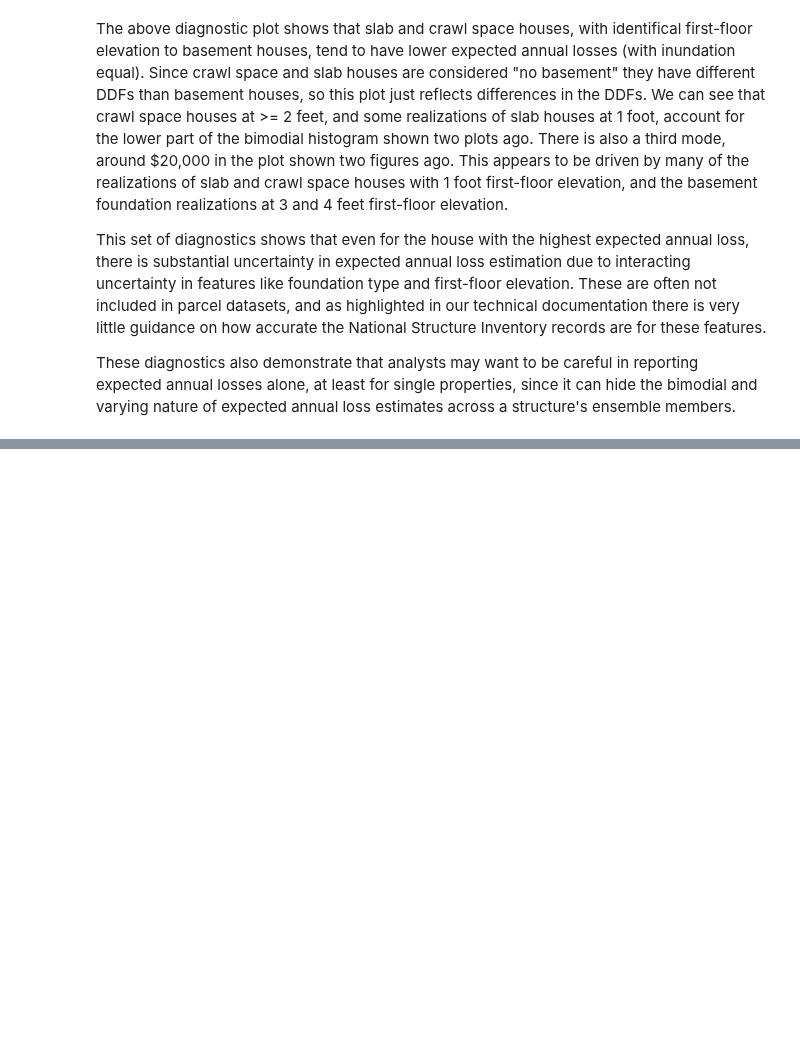
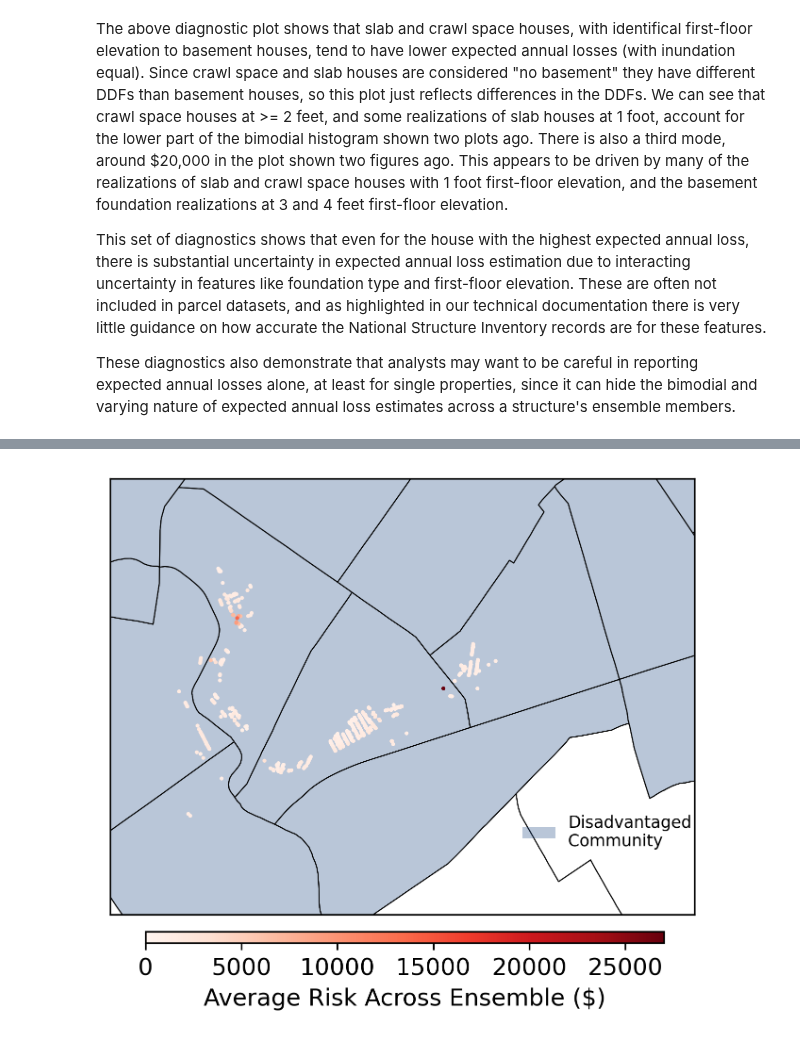
Before and after one commit to abpoll/unsafe, a Jupyter notebook: examples/philadelphia_frd/notebooks/full_data_example.ipynb, the cells around one changed output, grey strips where cells are left out. Drawn from its saved outputs; the diff is of its cells as text; code cells hidden in the pictures; blank space fills up the shorter version.

```diff
--- a/examples/philadelphia_frd/notebooks/full_data_example.ipynb
+++ b/examples/philadelphia_frd/notebooks/full_data_example.ipynb
@@ -453,0 +452,88 @@ Sometimes it is useful to plot multiple features over space
+# %%
+# We can filter the single family houses to those which face
+# risk. We will first get the average expected annual loss
+# across ensemble members. We use the HAZUS DDFs here, but
+# you can test this out with the NACCS ones if you would like
+ens_agg = ens_df_f.groupby('fd_id')['hazus_eal'].mean().reset_index()
+
+nsi_risk = nsi_geo.merge(ens_agg,
+                         how='inner',
+                         on='fd_id')
+# %%
+from matplotlib.patches import Patch
+from matplotlib import ticker
+
+# Helps to zoom in on places where at-risk homes are
+# These were chosen to focus on an area where there
+# were many houses with high expected risk.
+buffer = .001
+minx = -75.10
+maxx = -75.065
+miny = 40
+maxy = 40.02
+
+fig, ax = plt.subplots(figsize=(6, 4),
+                       dpi=300)
+
+# Reproject cejst to tract crs
+cejst_plot = cejst.to_crs(tract_geo.crs)
+
+# Plot the "disadvantaged" tracts
+# in light blue
+cejst_plot.plot(ax=ax,
+                color='#18437f',
+                alpha=.3,
+                edgecolor='none')
+
+# Plot census tract boundaries
+tract_geo.plot(ax=ax,
+               edgecolor='black',
+               color='none',
+               lw=.5)
+
+# Plot the eal
+plot_col = 'hazus_eal'
+vmin_eal = 0
+vmax_eal = nsi_risk[plot_col].max()
+# Sort before plotting
+nsi_plot = nsi_risk.sort_values(plot_col, ascending=True)
+nsi_plot.plot(ax=ax,
+              column=plot_col,
+              cmap='Reds',
+              s=1,
+              vmin=vmin_eal,
+              vmax=vmax_eal)
+
+# Set axis off but keep outline
+ax.tick_params(axis='both',
+               which='both',
+               bottom=False,
+               left=False,
+               labelbottom=False,
+               labelleft=False)
+
+# Set bounds
+ax.set_xlim([minx, maxx])
+ax.set_ylim([miny, maxy])
+
+legend_elements = [Patch(facecolor='#18437f',
+                         alpha=.3,
+                         label='Disadvantaged\nCommunity'),]
+
+ax.legend(handles=legend_elements,
+                  loc='center',
+                  fontsize='small',
+                  bbox_to_anchor=(.85, .19),
+                  frameon=False)
+
+# Add continuous legends
+cax = fig.add_axes([.21, 0.06, .61, 0.02])
+sm = plt.cm.ScalarMappable(cmap='Reds',
+                           norm=plt.Normalize(vmin=vmin_eal,
+                                              vmax=vmax_eal))
+sm._A = []
+cbr = fig.colorbar(sm, cax=cax, orientation='horizontal')
+cbr.ax.tick_params(labelsize=12)
+cbr.set_label("Average Risk Across Ensemble ($)", size=12)
+# %% [output]
+[figure, added]
```
Also changed, not shown: parts of 15 cells of this notebook, 1 other file.
